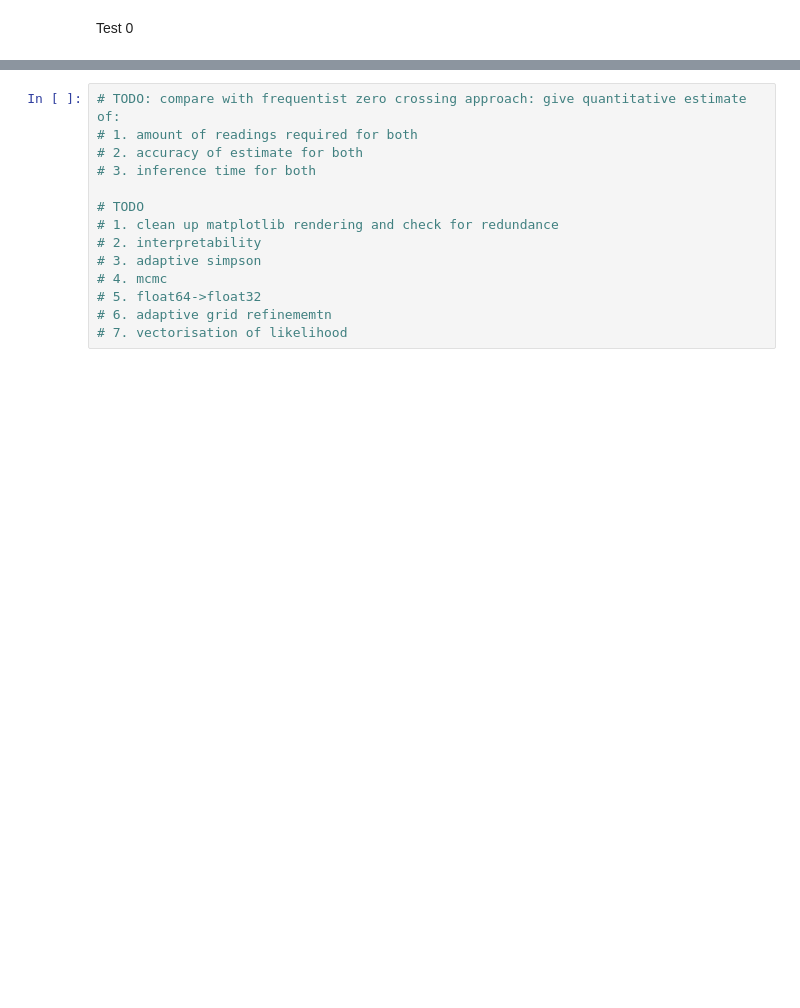
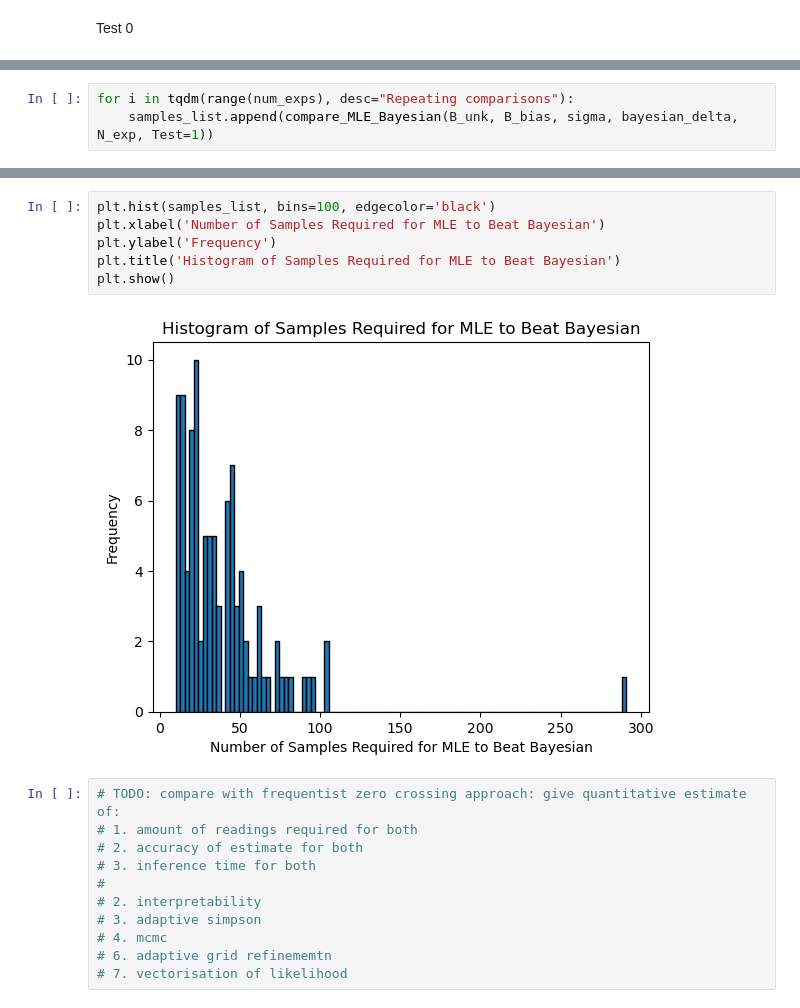
Before and after one commit to apranav22/bayesian_nmor, a Jupyter notebook: toy_bayesian_model.ipynb, the cells around one changed output, grey strips where cells are left out. Saved outputs shown, nothing was run; the diff lists cells and outputs as text; blank space fills up the shorter version.

```diff
--- a/toy_bayesian_model.ipynb
+++ b/toy_bayesian_model.ipynb
@@ -444,0 +557,3 @@ Final posterior area (should be ~1): 1.000000
+# %%
+for i in tqdm(range(num_exps), desc="Repeating comparisons"):
+    samples_list.append(compare_MLE_Bayesian(B_unk, B_bias, sigma, bayesian_delta, N_exp, Test=1))
@@ -445,14 +578,19 @@ Final posterior area (should be ~1): 1.000000
+# %%
+plt.hist(samples_list, bins=100, edgecolor='black')
+plt.xlabel('Number of Samples Required for MLE to Beat Bayesian')
+plt.ylabel('Frequency')
+plt.title('Histogram of Samples Required for MLE to Beat Bayesian')
+plt.show()
+# %% [output]
+[figure, added]
 # %%
 # TODO: compare with frequentist zero crossing approach: give quantitative estimate of:
 # 1. amount of readings required for both
 # 2. accuracy of estimate for both
 # 3. inference time for both
-
-# TODO
-# 1. clean up matplotlib rendering and check for redundance
+#
 # 2. interpretability
 # 3. adaptive simpson
 # 4. mcmc
-# 5. float64->float32
 # 6. adaptive grid refinememtn
 # 7. vectorisation of likelihood
```
Also changed, not shown: parts of 10 cells of this notebook, 2 other files.
